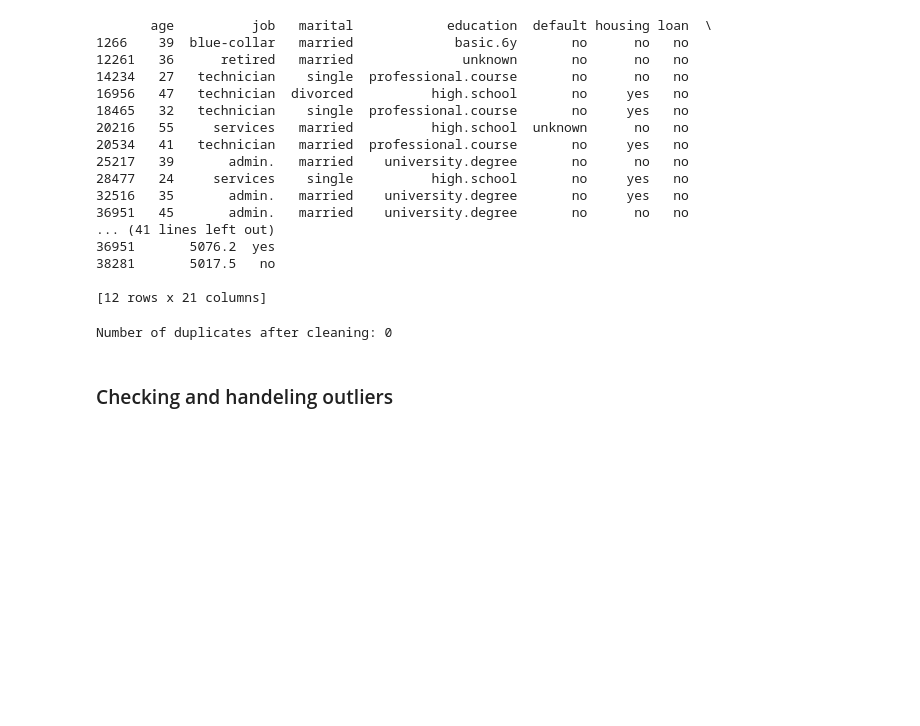
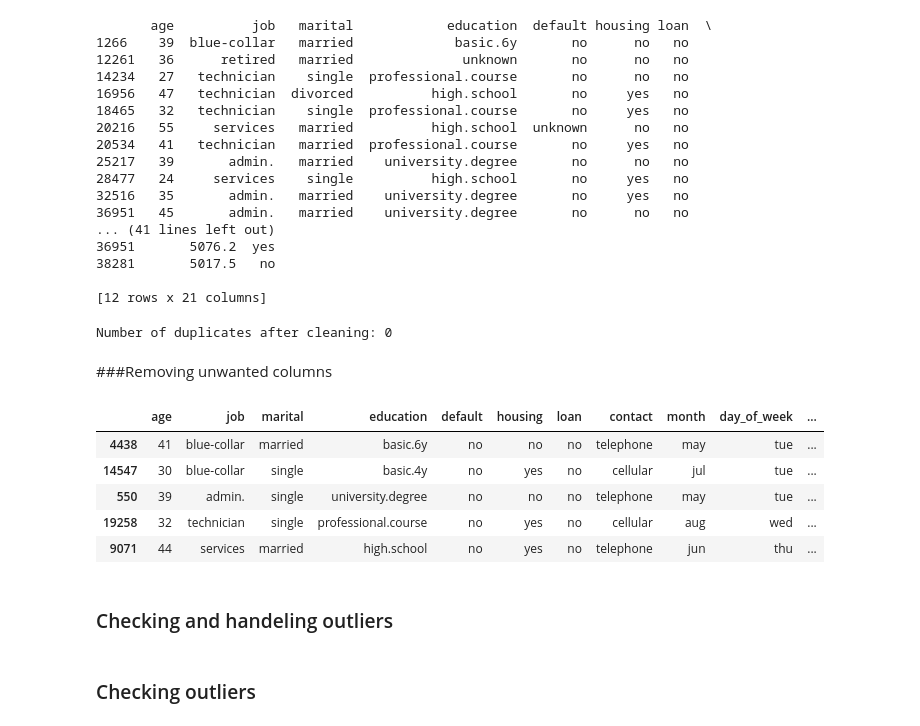
Before and after one commit to YuvinMahwatta/Bank_Client_Prediction, a Jupyter notebook: CM_2604_20230661_2330898Cw.ipynb, the cells around one changed output. Saved outputs shown, nothing was run; the diff lists cells and outputs as text; code cells hidden in the pictures; blank space fills up the shorter version.

Commit message:
Removed duration  column from the data frame and created the boc plot for the numeric column to check outliers

```diff
--- a/CM_2604_20230661_2330898Cw.ipynb
+++ b/CM_2604_20230661_2330898Cw.ipynb
@@ -71,5 +71,19 @@ df_clean = df.drop_duplicates()
 print(f"Number of duplicates after cleaning: {df_clean.duplicated().sum()}")
 # %% [output]
 Number of duplicates after cleaning: 0
+# %% [markdown]
+###Removing unwanted columns
+# %%
+df = df_clean.drop('duration', axis=1)
+df.sample(5)
+# %% [output]
+|  | age | job | marital | education | default | housing | loan | contact | month | day_of_week | ... |
+| 4438 | 41 | blue-collar | married | basic.6y | no | no | no | telephone | may | tue | ... |
+| 14547 | 30 | blue-collar | single | basic.4y | no | yes | no | cellular | jul | tue | ... |
+| 550 | 39 | admin. | single | university.degree | no | no | no | telephone | may | tue | ... |
+| 19258 | 32 | technician | single | professional.course | no | yes | no | cellular | aug | wed | ... |
+| 9071 | 44 | services | married | high.school | no | yes | no | telephone | jun | thu | ... |
 # %% [markdown]
 ### Checking and handeling outliers
+# %% [markdown]
+### Checking outliers
```
Also changed, not shown: parts of 4 cells of this notebook.
